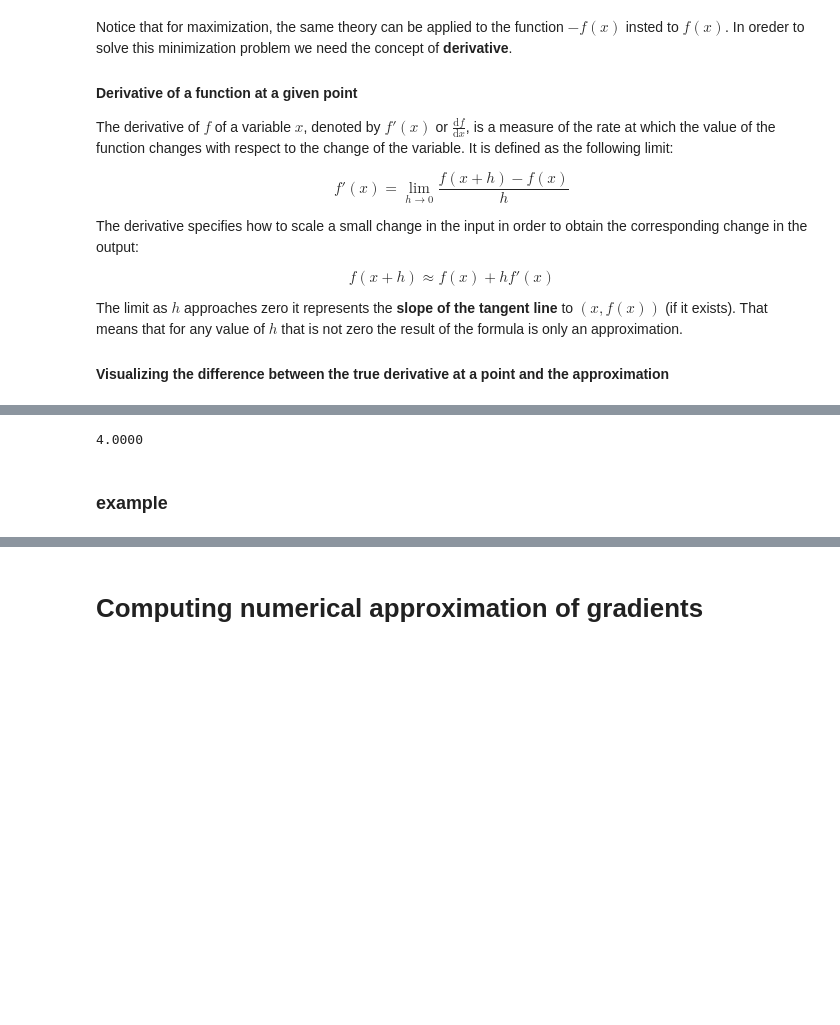
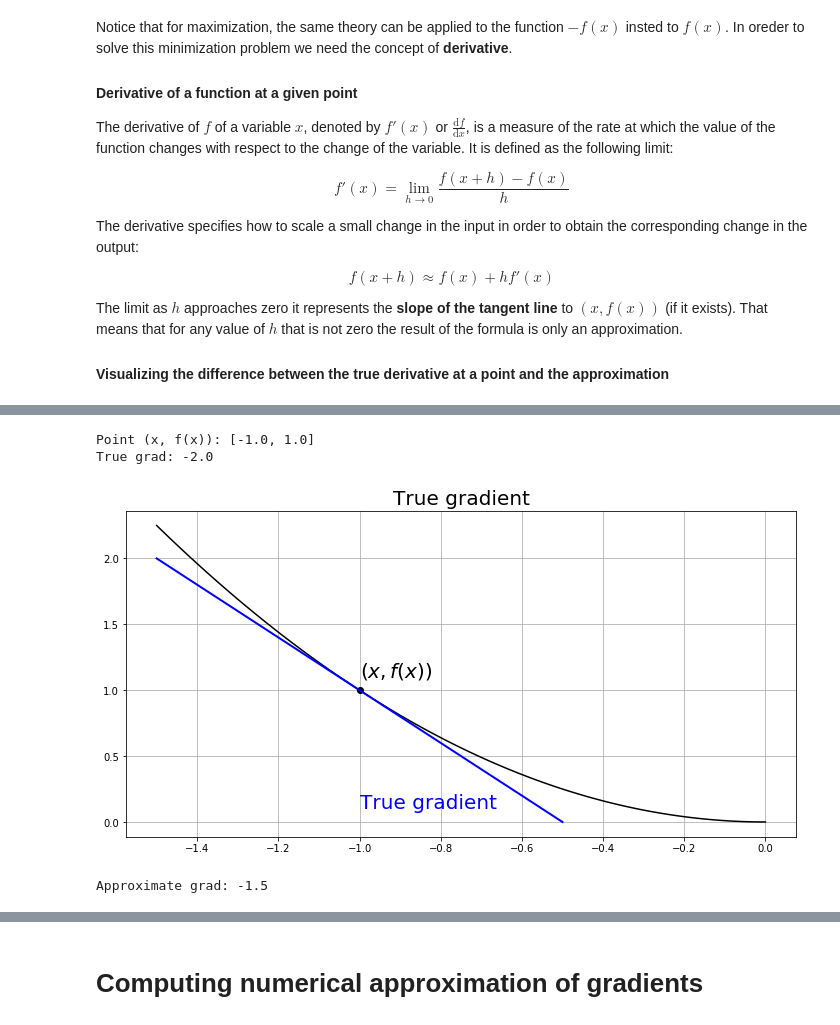
Before and after one commit to davidbp/lxmls-notebooks, a Jupyter notebook: day_0.ipynb, the cells around one changed output, grey strips where cells are left out. Cells and saved outputs as stored; diff of their text form; code cells hidden in the pictures; blank space fills up the shorter version.

Commit message:
more elaborate visualisation of approx gradient

```diff
--- a/day_0.ipynb
+++ b/day_0.ipynb
@@ -84,14 +55,58 @@ plt.show
-# %%
-# numerical derivative at a point x
-def f(x):
-    return x**2
-
-def fin_dif(x, f, h = 0.00001):
-    return (f(x+h) - f(x))/h
-
-x = 2.0
-print("{:3.4f}".format(fin_dif(x,f)))
-# %% [output]
-4.0000
-# %% [markdown]
-### example
+# %%
+# This is the function that we will investigate:
+def func(x):
+    return x**2
+
+# This is the point where we choose to take the gradient: [-1, 1]
+x = -1.0
+x_fx = [x, func(x)]
+print("Point (x, f(x)): {}".format(x_fx))
+
+# we know that the true gradient is f'(x)=2*x
+def true_gradient(x):
+    return 2*x
+
+true_grad = true_gradient(x)  # 2.0
+print("True grad: {}".format(true_grad))
+# %% [output]
+Point (x, f(x)): [-1.0, 1.0]
+True grad: -2.0
+# %%
+# Now let's plot the true gradient.
+
+def plot_true_gradient():
+    # we plot a line along a series of points x
+    # linspace gives us 100 points between -1.5 and 0.0
+    x_values = np.linspace(-1.5, 0.0, 100)
+
+    # this plots our function f(x)
+    plt.plot(x_values, func(x_values), 'k-')
+
+    # this is our point of interest
+    plt.plot([x],[func(x)],'ko')
+    plt.text(-1.0, 1.1, '$(x,f(x))$', size=20, color="k")
+
+    # this plots the true gradient:
+    # we plot a line between two points around x
+    # and we use the true gradient to get a y value for them, using:
+    # y = func(x) + true_grad * step
+    h = 0.5
+    plt.plot([x - h, x + h],[func(x) - true_grad * h, func(x) + true_grad * h], 'b-', lw=2)
+    plt.text(-1, 0.1, 'True gradient', size=20, color="b")
+
+    plt.gcf().set_size_inches((12,6))
+    plt.title("True gradient", size=20)
+    plt.grid()
+
+plot_true_gradient()
+plt.show()
+# %% [output]
+[figure, added]
+# %%
+# we can approximate the gradient by taking a small step h.
+# for demonstration, we take a pretty large step!
+h = 0.5
+approx_grad = (func(x + h) - func(x)) / h
+print("Approximate grad: {}".format(approx_grad))
+# %% [output]
+Approximate grad: -1.5
```
Also changed, not shown: parts of 8 cells of this notebook.
